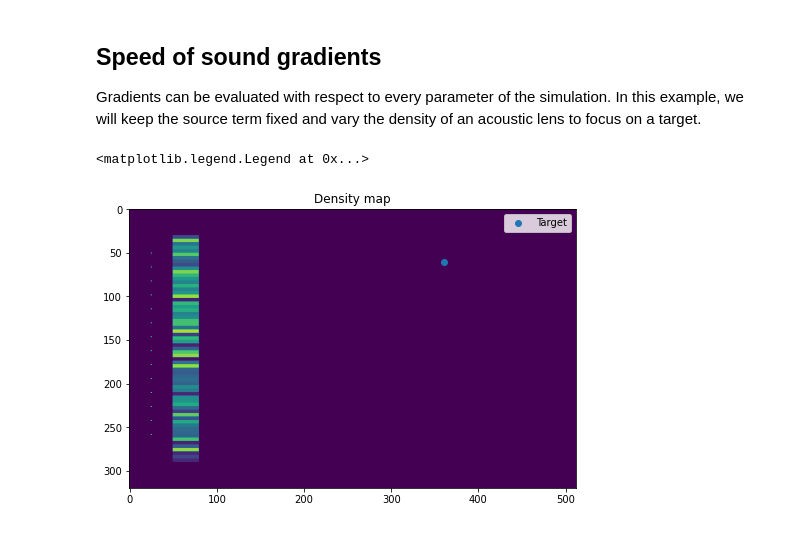
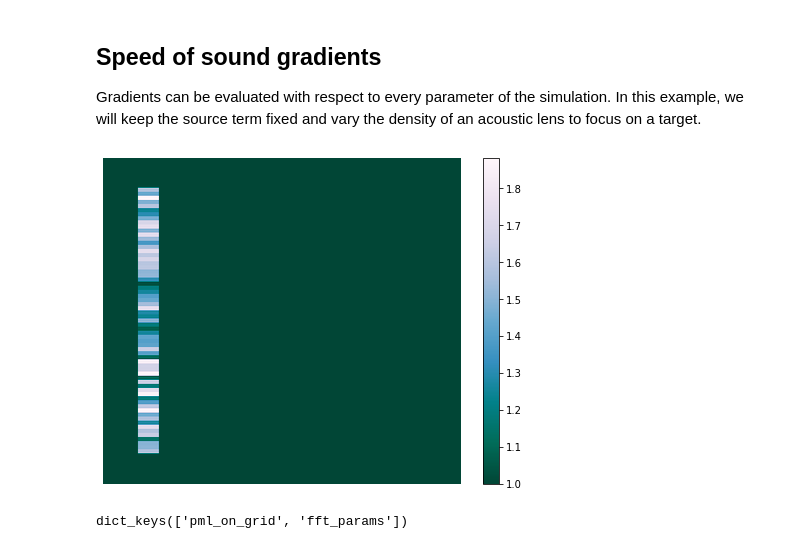
Before and after one commit to ucl-bug/jwave, a Jupyter notebook: docs/notebooks/helmholtz_solver_differentiable.ipynb, the cells around one changed output. Saved outputs shown, nothing was run; the diff lists cells and outputs as text; code cells hidden in the pictures.

Commit message:
helmholts with multiple dispatch

```diff
--- a/docs/notebooks/helmholtz_solver_differentiable.ipynb
+++ b/docs/notebooks/helmholtz_solver_differentiable.ipynb
@@ -146,14 +128,12 @@ Note that this is possible because the GMRES implementation, which computes the
 from jax import value_and_grad, vmap
 # %%
 def loss(field):
+    field = field.on_grid
     return -jnp.sum(jnp.abs(field[target[0],target[1]]))
 
 def get_field(transmit_phase, tol, guess):
     transmit_field = phases_to_field(transmit_phase, domain)
-    params["source"] = transmit_field
-    params["solver_params"]["tol"] = tol
-    params["guess"] = guess
-    return solver(params)
+    return fixed_medium_solver(transmit_field, guess, tol)
 
 def full_loss(transmit_phase, tol, guess):
     field = get_field(transmit_phase, tol, guess)
@@ -249,40 +204,25 @@ plt.show()
 Gradients can be evaluated with respect to every parameter of the simulation. In this example, we will keep the source term fixed and vary the density of an acoustic lens to focus on a target.
 # %%
 from jwave.signal_processing import smooth
+from jax import random
+
+key = random.PRNGKey(12)
 # %%
-# Defining geometry
-N = (320, 512)         # Grid size
-dx = (1., 1.)          # Spatial resolution
-omega = 1              # Wavefield omega = 2*pi*f
 target = [60,360]     # Target location
 
-# Making geometry
-domain = Domain(N, dx)
-
-src_field = jnp.zeros(N) + 0j
-src_field = src_field.at[50:-50:16, 25].set(1.)
-
 # Constructing medium physical properties
-def get_density(segments, start_point=30, height=4, width=30):
-    density = jnp.ones(N)
+def get_sos(segments, start_point=30, height=4, width=30):
+    sos = jnp.ones(N)
     for k in range(len(segments)):
-        density = density.at[start_point+k*height:start_point+(k+1)*height, 50:50+width].add(
+        sos = sos.at[start_point+k*height:start_point+(k+1)*height, 50:50+width].add(
             jax.nn.sigmoid(segments[k])
         )
-    return jnp.expand_dims(density, -1)
-
-# Reset speed of sound to uniform value
-params["c"] = params["c"]*0 + 1.
+    return FourierSeries(jnp.expand_dims(sos, -1), domain)
 # %%
 key, _ = random.split(key)
-density = get_density(random.normal(key, shape=(65,)))
+sos_control_points = random.normal(key, shape=(65,))
+sos = get_sos(sos_control_points)
 # %%
-plt.figure(figsize=(8,8))
-
-plt.imshow(density[...,0] + src_field.real)
-plt.title("Density map")
-plt.scatter(target[1], target[0], label="Target")
-plt.legend()
+show_positive_field(sos)
 # %% [output]
-<matplotlib.legend.Legend at 0x...>
-[figure, old version]
+[figure, new version]
@@ -291 +229,9 @@ params["source"] = jnp.expand_dims(src_field, -1)
+# %%
+from jwave.acoustics.operators import helmholtz
+
+medium = Medium(domain, sound_speed=get_sos(sos_control_points))
+op_params = helmholtz(linear_phase, medium, omega=1.0)._op_params
+print(op_params.keys())
+# %% [output]
+dict_keys(['pml_on_grid', 'fft_params'])
 # %%
```
Also changed, not shown: parts of 25 cells of this notebook, 20 other files.
